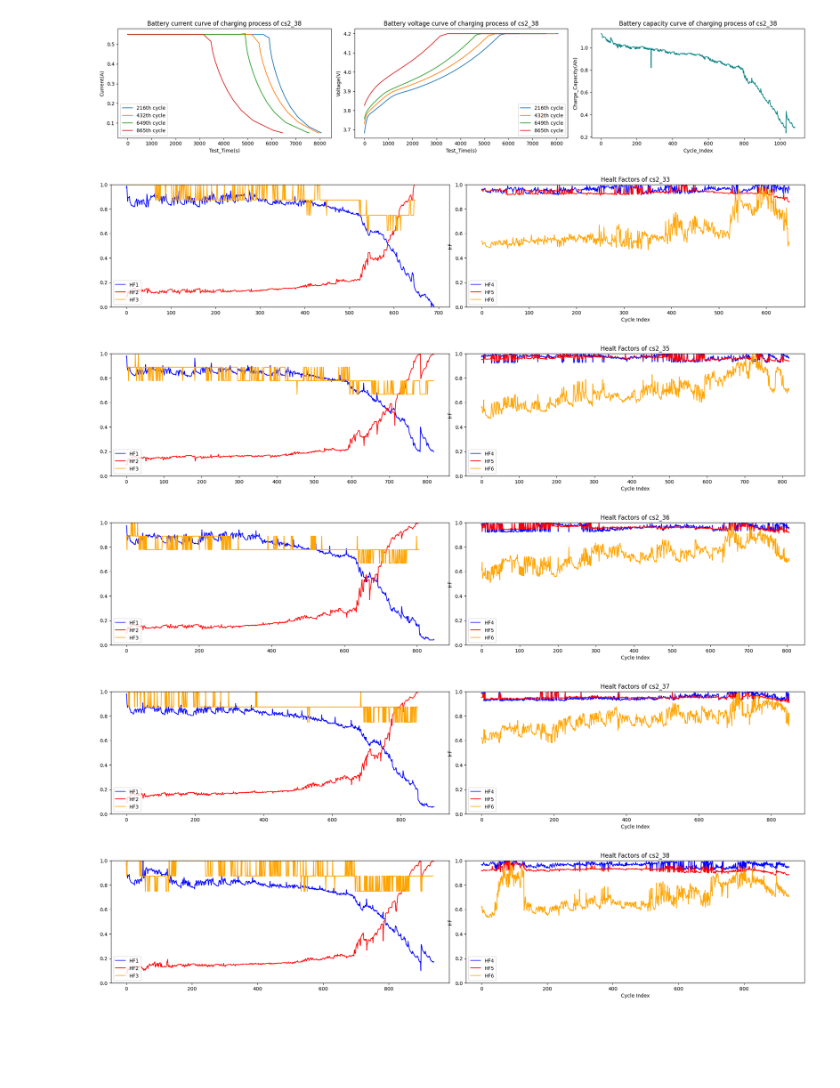
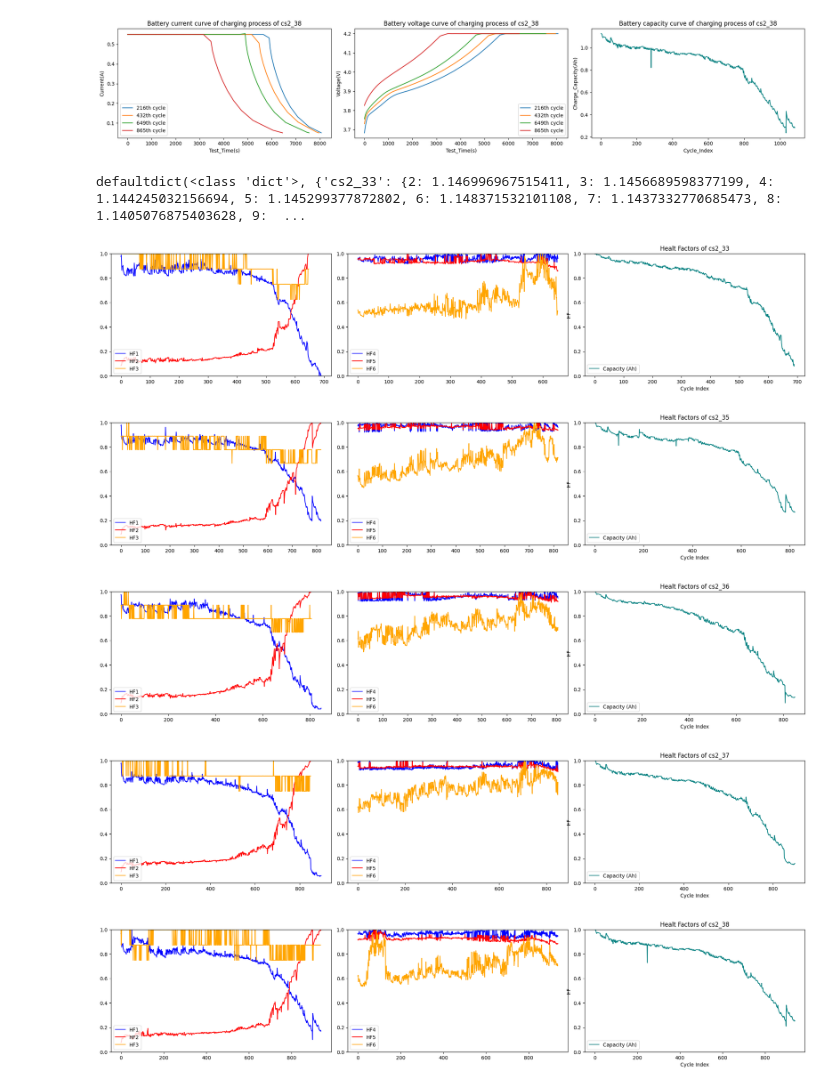
Before and after one commit to MassimilianoPiccinini/SOH_RUL_Prediction, a Jupyter notebook: SOH_RUL_Prediction_Lithium_Ion_Battery.ipynb, the cells around one changed output. Cells and saved outputs as stored; diff of their text form; code cells hidden in the pictures; blank space fills up the shorter version.

```diff
--- a/SOH_RUL_Prediction_Lithium_Ion_Battery.ipynb
+++ b/SOH_RUL_Prediction_Lithium_Ion_Battery.ipynb
@@ -282,6 +305,8 @@ Removed 62104 rows per whole dataset (20.47643383504509%)
 Removed 6639 rows for charge dataset(0.0%)
 Removed 0 rows for discharge dataset(0.0%)
 # %%
+capacities = defaultdict(dict)
+
 for key, value in subtables.items():
     m = value["charge"]["Cycle_Index"].max() # same as "discharge"
     percs = [int(m * percentage) for percentage in [0.2, 0.4, 0.6, 0.8]]
@@ -311,7 +336,6 @@ for key, value in subtables.items():
     ax2.set_xlabel('Test_Time(s)')
     ax2.legend(loc='lower right')
 
-    capacities = []
     cycles = []
     current_capacity = 1.2
     for cycle in range(m+1):
@@ -322,9 +346,9 @@ for key, value in subtables.items():
             min_capacity = df_charge[df_charge['Step_Index'].isin([2])]['Charge_Capacity(Ah)'].min()
             capacity = max_capacity - min_capacity
             cycles.append(cycle)
-            capacities.append(capacity)
+            capacities[key][cycle] = capacity
             current_capacity = capacity
-    ax3.plot(cycles, capacities, marker='', linestyle='-', color='teal')
+    ax3.plot(capacities[key].keys(), capacities[key].values(), marker='', linestyle='-', color='teal')
     ax3.set_title(f'Battery capacity curve of charging process of {key}')
     ax3.set_ylabel('Charge_Capacity(Ah)')
     ax3.set_xlabel('Cycle_Index')
@@ -371,6 +395,7 @@ def clean_dict(d: dict) -> dict:
 def func(x, a, b, c):
     return a + b * np.exp(-c / x)
 # %%
+print(capacities)
 target_voltage_1 = 3.9
 target_voltage_2 = 4.2
 time_voltage_increase_threshold = 600
@@ -381,7 +406,7 @@ hf3s = dict()
 hf4s = dict()
 hf5s = dict()
 hf6s = dict()
-capacities = dict()
+#capacities = dict()
 for key, value in subtables.items():
     hf1s.clear()
     hf2s.clear()
@@ -389,9 +414,9 @@ for key, value in subtables.items():
     hf4s.clear()
     hf5s.clear()
     hf6s.clear()
-    capacities.clear()
+    #capacities.clear()
     m = value["charge"]["Cycle_Index"].max()
-    fig, (ax1, ax2) = plt.subplots(1, 2, figsize=(20, 4))
+    fig, (ax1, ax2, ax3) = plt.subplots(1, 3, figsize=(20, 4))
     for cycle_index in range(m):
         df_charge = value["charge"]
         df_charge_cc = df_charge[(df_charge["Cycle_Index"] == cycle_index) & (df_charge['Step_Index'].isin([2]))].copy()
@@ -420,10 +445,10 @@ for key, value in subtables.items():
                 current_difference = series_enter_cv['Current(A)'] - df_current_reduction['Current(A)']
                 hf3s[cycle_index] = float(current_difference.iloc[0])
                 df_charge_cv.loc[:, 'Time_Secs'] = (df_charge_cv['Date_Time'] - df_charge_cv['Date_Time'].min()).dt.total_seconds()
-                max_capacity = df_charge_cv['Charge_Capacity(Ah)'].max()
-                min_capacity = df_charge_cv['Charge_Capacity(Ah)'].min()
-                capacity = max_capacity - min_capacity
-                capacities[cycle_index] = capacity
+                #max_capacity = df_charge_cv['Charge_Capacity(Ah)'].max()
+                #min_capacity = df_charge_cv['Charge_Capacity(Ah)'].min()
+                #capacity = max_capacity - min_capacity
+                #capacities[cycle_index] = capacity
                 try:
                     popt, _ = curve_fit(func, df_charge_cv['Time_Secs'], df_charge_cv["Current(A)"])
                     hf4s[cycle_index], hf5s[cycle_index], hf6s[cycle_index] = popt
@@ -435,39 +460,44 @@ for key, value in subtables.items():
     hf2s = normalize_dict(hf2s)
     hf3s = normalize_dict(hf3s)
     hf4s = normalize_dict(hf4s)
     hf5s = normalize_dict(hf5s)
     hf6s = normalize_dict(hf6s)
+    caps = normalize_dict(capacities[key])
     subtables[key]["hfs"] = {
         "hf1s": hf1s.values(),
         "hf2s": hf2s.values(),
         "hf3s": hf3s.values(),
         "hf4s": hf4s.values(),
         "hf5s": hf5s.values(),
         "hf6s": hf6s.values(),
-        "capacities": capacities.values()
+        "capacities": caps.values()
     }
     ax1.plot(hf1s.values(), label='HF1', marker='', linestyle='-', color='blue')
     ax1.plot(hf2s.values(), label='HF2', marker='', linestyle='-', color='red')
     ax1.plot(hf3s.values(), label='HF3', marker='', linestyle='-', color='orange')
     ax1.set_ylim(0, 1)
     ax1.legend(loc="lower left")
     ax2.plot(hf4s.values(), label='HF4', marker='', linestyle='-', color='blue')
     ax2.plot(hf5s.values(), label='HF5', marker='', linestyle='-', color='red')
     ax2.plot(hf6s.values(), label='HF6', marker='', linestyle='-', color='orange')
     ax2.set_ylim(0, 1)
     ax2.legend(loc="lower left")
+    ax3.plot(capacities[key].values(), label='Capacity (Ah)', marker='', linestyle='-', color='teal')
+    ax3.legend(loc="lower left")
+    ax3.set_ylim(0, 1)
 
     plt.tight_layout()
     plt.title((f'Healt Factors of {key}'))
     plt.ylabel("HF")
     plt.xlabel("Cycle Index")
     plt.show()
 # %% [output]
+defaultdict(<class 'dict'>, {'cs2_33': {2: 1.146996967515411, 3: 1.1456689598377199, 4: 1.144245032156694, 5: 1.145299377872802, 6: 1.148371532101108, 7: 1.1437332770685473, 8: 1.1405076875403628, 9:  ...
-[figure, old version]
+[figure, new version]
-[figure, old version]
+[figure, new version]
-[figure, old version]
+[figure, new version]
-[figure, old version]
+[figure, new version]
-[figure, old version]
+[figure, new version]
 # %%
 #TODO: import minepy
 
```
Also changed, not shown: parts of 6 cells of this notebook.
